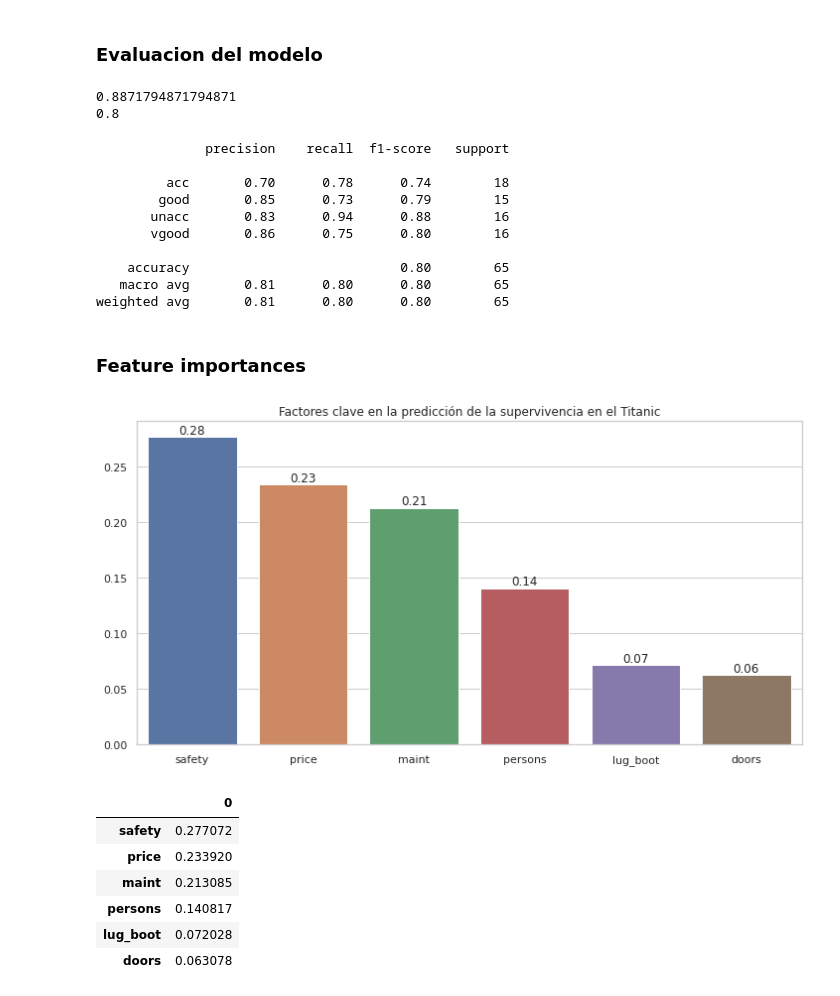
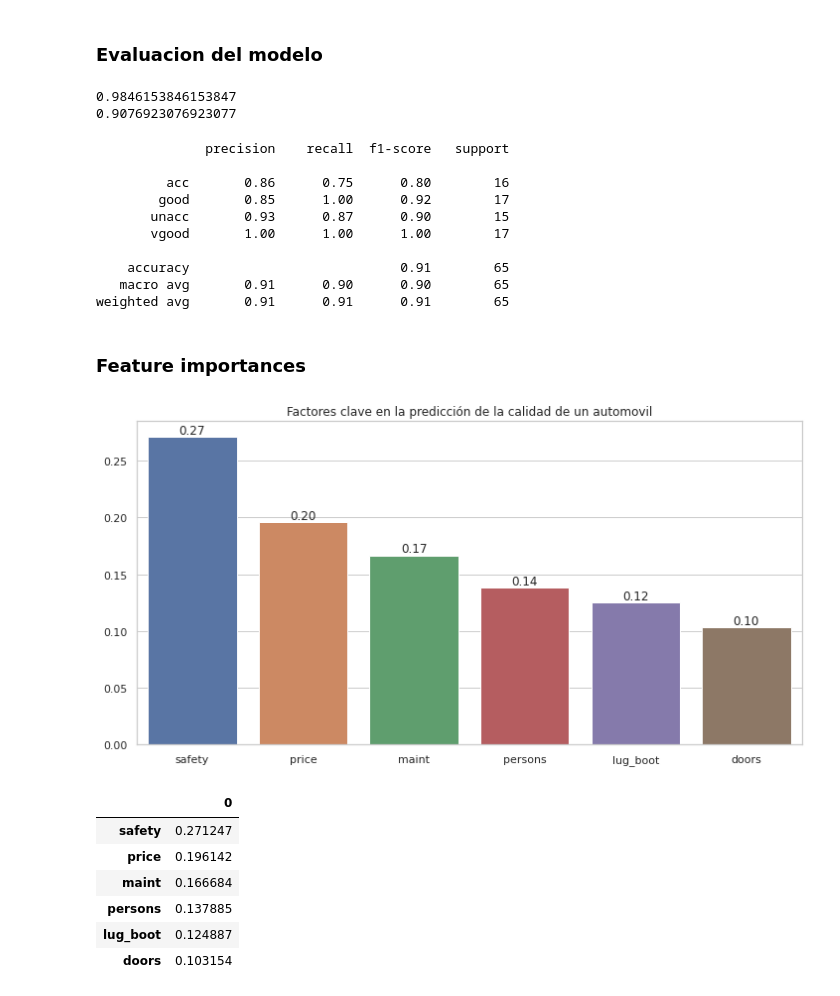
Before and after one commit to mazzaroli/decision_tree-random_forest, a Jupyter notebook: notas.ipynb, the cells around one changed output. Saved outputs shown, nothing was run; the diff lists cells and outputs as text; code cells hidden in the pictures.

```diff
--- a/notas.ipynb
+++ b/notas.ipynb
@@ -1151,7 +1151,7 @@ X_train_car,X_test_car,y_train_car,y_test_car = train_test_split(X_car,y_car)
 # %% [markdown]
 ## Entrenamiento del modelo
 # %%
-rfc_car = RandomForestClassifier(n_estimators=1,random_state=42)
+rfc_car = RandomForestClassifier(n_estimators=5,random_state=42)
 # %%
 rfc_car.fit(X_train_car,y_train_car)
 # %% [output]
@@ -1167,44 +1167,44 @@ from sklearn.metrics import accuracy_score, classification_report, confusion_mat
 print(accuracy_score(y_train_car,y_pred_train_car))
 print(accuracy_score(y_test_car,y_pred_test_car))
 # %% [output]
-0.8871794871794871
-0.8
+0.9846153846153847
+0.9076923076923077
 # %%
 print(classification_report(y_test_car,y_pred_test_car))
 # %% [output]
               precision    recall  f1-score   support
 
-         acc       0.70      0.78      0.74        18
-        good       0.85      0.73      0.79        15
-       unacc       0.83      0.94      0.88        16
-       vgood       0.86      0.75      0.80        16
+         acc       0.86      0.75      0.80        16
+        good       0.85      1.00      0.92        17
+       unacc       0.93      0.87      0.90        15
+       vgood       1.00      1.00      1.00        17
 
-    accuracy                           0.80        65
-   macro avg       0.81      0.80      0.80        65
-weighted avg       0.81      0.80      0.80        65
+    accuracy                           0.91        65
+   macro avg       0.91      0.90      0.90        65
+weighted avg       0.91      0.91      0.91        65
 # %% [markdown]
 ### Feature importances
 # %%
 feature_scores_car = pd.DataFrame(pd.Series(rfc_car.feature_importances_, index=X_train_car.columns).sort_values(ascending=False)).T
 plt.figure(figsize=(12,6))
 sns.barplot(data=feature_scores_car)
 
 for index, value in enumerate(feature_scores_car.values.flatten()):
     plt.annotate(f'{value:.2f}', xy=(index, value), ha='center', va='bottom')
 
 
-plt.title("Factores clave en la predicción de la supervivencia en el Titanic")
+plt.title("Factores clave en la predicción de la calidad de un automovil")
 plt.show()
 pd.DataFrame(feature_scores_car).T
 # %% [output]
-[figure, old version]
+[figure, new version]
 |  | 0 |
-| safety | 0.277072 |
-| price | 0.233920 |
-| maint | 0.213085 |
-| persons | 0.140817 |
-| lug_boot | 0.072028 |
-| doors | 0.063078 |
+| safety | 0.271247 |
+| price | 0.196142 |
+| maint | 0.166684 |
+| persons | 0.137885 |
+| lug_boot | 0.124887 |
+| doors | 0.103154 |
 # %% [markdown]
 Un análisis de las importancias de las características revela que las características más influyentes para la evaluación del modelo de coches son:
 
```
Also changed, not shown: parts of 4 cells of this notebook.
